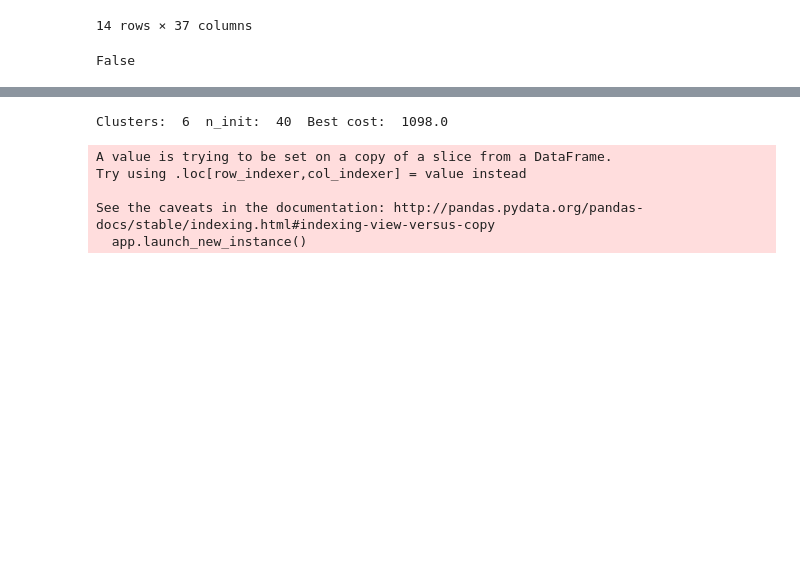
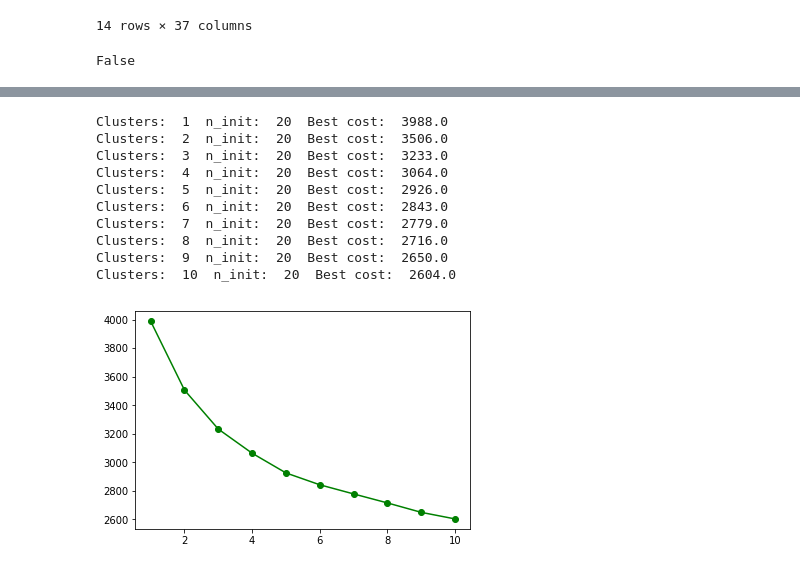
Before and after one commit to saurabhk7/Cognitive-Classification-and-Reasoning, a Jupyter notebook: preprocessing-encoding.ipynb, the cells around one changed output, grey strips where cells are left out. Saved outputs shown, nothing was run; the diff lists cells and outputs as text; code cells hidden in the pictures; blank space fills up the shorter version.

```diff
--- a/preprocessing-encoding.ipynb
+++ b/preprocessing-encoding.ipynb
@@ -408,29 +397,39 @@ def ss(a, b, **_):
 
     return np.array(cost)
 # %%
-#xx=[]
-#yy=[]
-#for i in range(1,40):
-#     for j in [10,20,30,40]:
-
+run_elbow = 1
 df_dummy = df_dummy.iloc[1:,:]
 dfemail = dfemail.iloc[1:,:]
 
-km = KModes(n_clusters=num_clusters, init='Huang', n_init=40, verbose=0, cat_dissim=ss)
-clusters = km.fit_predict(df_dummy)
-print("Clusters: ",num_clusters," n_init: ",40," Best cost: ",km.cost_)
-#        xx.append(i)
-#        yy.append(km.cost_)
-#plt.plot(xx,yy,'go-',label='Cluster vs Cost')
-#plt.show()
-df_dummy['clusters'] = clusters
+if(run_elbow):
+    xx=[]
+    yy=[]
+    num_init=20
+    for i in range(1,11):
+        km = KModes(n_clusters=i, init='Huang', n_init=num_init, verbose=0, cat_dissim=ss)
+        clusters = km.fit_predict(df_dummy)
+        print("Clusters: ",i," n_init: ",num_init," Best cost: ",km.cost_)
+        xx.append(i)
+        yy.append(km.cost_)
+    plt.plot(xx,yy,'go-',label='Cluster vs Cost')
+    plt.show()
+else:
+    km = KModes(n_clusters=num_clusters, init='Huang', n_init=40, verbose=0, cat_dissim=ss)
+    clusters = km.fit_predict(df_dummy)
+    print("Clusters: ",num_clusters," n_init: ",40," Best cost: ",km.cost_)
+    df_dummy['clusters'] = clusters
 # %% [output]
-Clusters:  6  n_init:  40  Best cost:  1098.0
+Clusters:  1  n_init:  20  Best cost:  3988.0
+Clusters:  2  n_init:  20  Best cost:  3506.0
+Clusters:  3  n_init:  20  Best cost:  3233.0
+Clusters:  4  n_init:  20  Best cost:  3064.0
+Clusters:  5  n_init:  20  Best cost:  2926.0
+Clusters:  6  n_init:  20  Best cost:  2843.0
+Clusters:  7  n_init:  20  Best cost:  2779.0
+Clusters:  8  n_init:  20  Best cost:  2716.0
+Clusters:  9  n_init:  20  Best cost:  2650.0
+Clusters:  10  n_init:  20  Best cost:  2604.0
-A value is trying to be set on a copy of a slice from a DataFrame.
-Try using .loc[row_indexer,col_indexer] = value instead
-
-See the caveats in the documentation: http://pandas.pydata.org/pandas-docs/stable/indexing.html#indexing-view-versus-copy
-  app.launch_new_instance()
+[figure, added]
 # %%
 df_dummy.shape
 df_dummy['clusters'].head(10)
```
Also changed, not shown: parts of 22 cells of this notebook.
